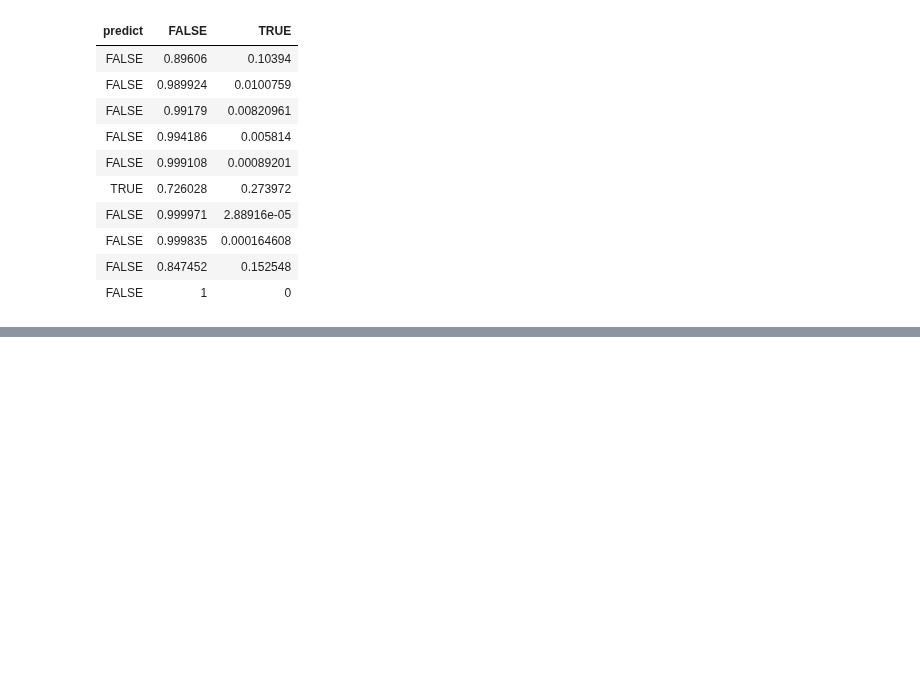
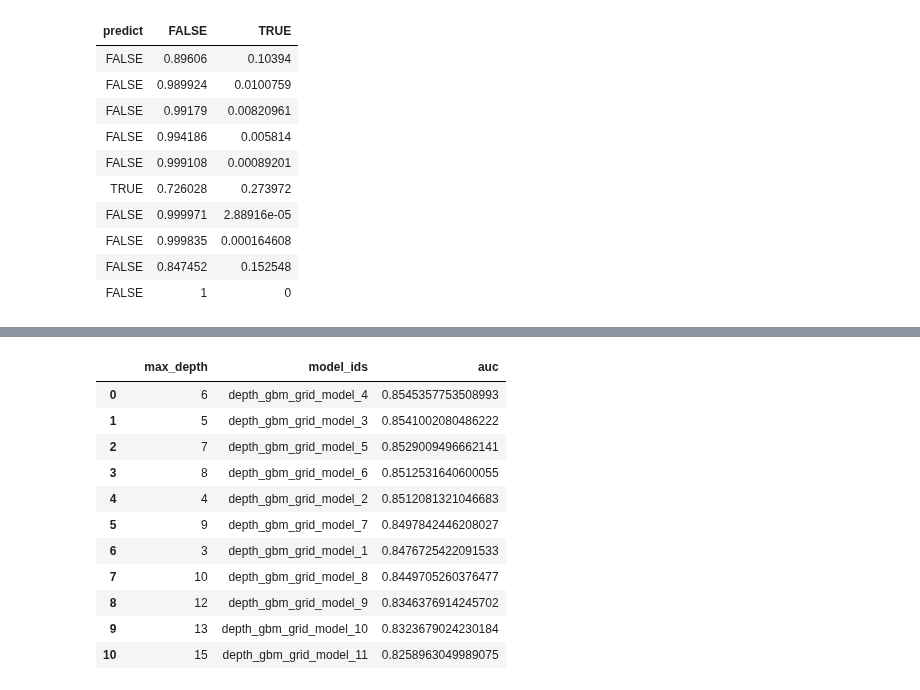
Before and after one commit to juan-ivan-NV/My-learnings, a Jupyter notebook: H2O_ai_tutorials/H2O_3_Classification.ipynb, the cells around one changed output, grey strips where cells are left out. Drawn from its saved outputs; the diff is of its cells as text; code cells hidden in the pictures; blank space fills up the shorter version.

```diff
--- a/H2O_ai_tutorials/H2O_3_Classification.ipynb
+++ b/H2O_ai_tutorials/H2O_3_Classification.ipynb
@@ -494,0 +757,12 @@ default_rf_per = rf.model_performance(valid)
+# %%
+hyper_params = {'max_depth' : [3, 4, 5, 6, 7, 8, 9, 10, 12, 13, 15]}
+
+gbm = H2OGradientBoostingEstimator(model_id = 'grid_gbm',
+                                   ntrees = 50,
+                                   seed = 42)
+
+gbm_grid = H2OGridSearch(gbm, hyper_params,
+                         grid_id = 'depth_gbm_grid',
+                         search_criteria = {"strategy":"Cartesian"})
+
+%time gbm_grid.train(x = x, y = y, training_frame = train, validation_frame = valid)
@@ -494,0 +773,16 @@ default_rf_per = rf.model_performance(valid)
+# %%
+sorted_gbm_depth = gbm_grid.get_grid(sort_by = 'auc', decreasing = True)
+sorted_gbm_depth.sorted_metric_table()
+# %% [output]
+|  |  | max_depth | model_ids | auc |
+| 0 |  | 6 | depth_gbm_grid_model_4 | 0.8545357753508993 |
+| 1 |  | 5 | depth_gbm_grid_model_3 | 0.8541002080486222 |
+| 2 |  | 7 | depth_gbm_grid_model_5 | 0.8529009496662141 |
+| 3 |  | 8 | depth_gbm_grid_model_6 | 0.8512531640600055 |
+| 4 |  | 4 | depth_gbm_grid_model_2 | 0.8512081321046683 |
+| 5 |  | 9 | depth_gbm_grid_model_7 | 0.8497842446208027 |
+| 6 |  | 3 | depth_gbm_grid_model_1 | 0.8476725422091533 |
+| 7 |  | 10 | depth_gbm_grid_model_8 | 0.8449705260376477 |
+| 8 |  | 12 | depth_gbm_grid_model_9 | 0.8346376914245702 |
+| 9 |  | 13 | depth_gbm_grid_model_10 | 0.8323679024230184 |
+| 10 |  | 15 | depth_gbm_grid_model_11 | 0.8258963049989075 |
```
Also changed, not shown: parts of 59 cells of this notebook.
